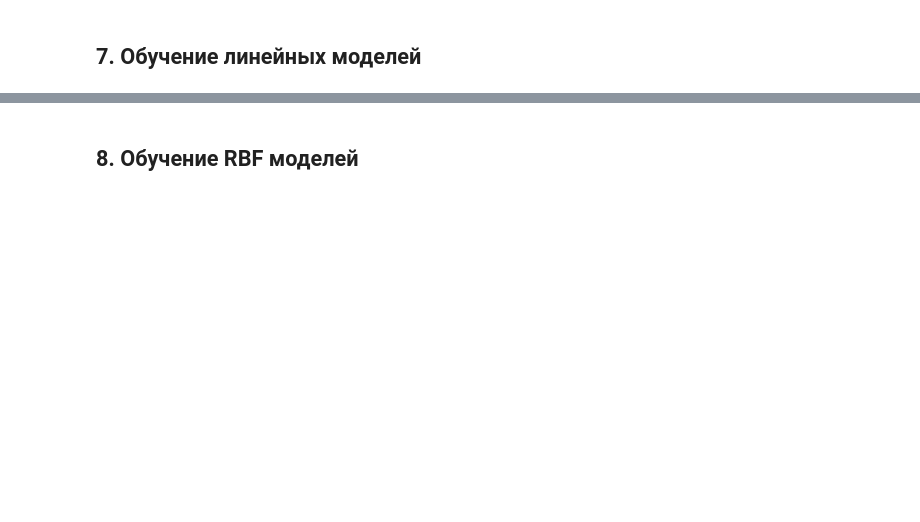
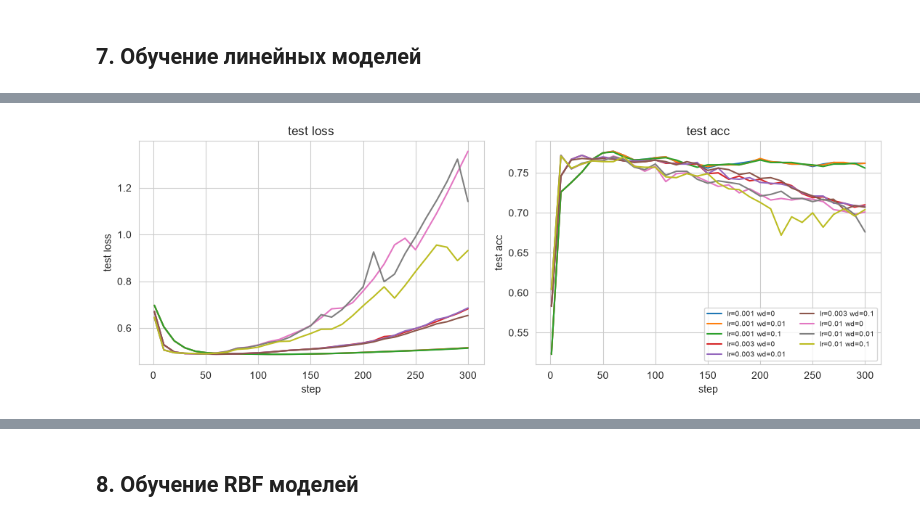
Before and after one commit to FB1-ITMO-CT/sem05_DA_lab02, a Jupyter notebook: notebooks/main.ipynb, the cells around one changed output, grey strips where cells are left out. Drawn from its saved outputs; the diff is of its cells as text; code cells hidden in the pictures; blank space fills up the shorter version.

```diff
--- a/notebooks/main.ipynb
+++ b/notebooks/main.ipynb
@@ -902,0 +1093,12 @@ epoch=2000      loss=0.349874   acc=86.558045%
+# %%
+configs = {f"lr={lr:g} wd={wd:g}": dict(width=32, length=2, lr=lr, wd=wd)
+           for lr in (1e-3, 3e-3, 1e-2) for wd in (0.0, 1e-2, 1e-1)}
+
+res = {}
+for label, p in tqdm(configs.items()):
+    val = train_run(build_model(p["width"], p["length"]), DATA, steps=300, lr=p["lr"], wd=p["wd"])
+    res[label] = val
+
+plot_sweep(res)
+# %% [output]
+[figure, added]
```
Also changed, not shown: parts of 34 cells of this notebook.
